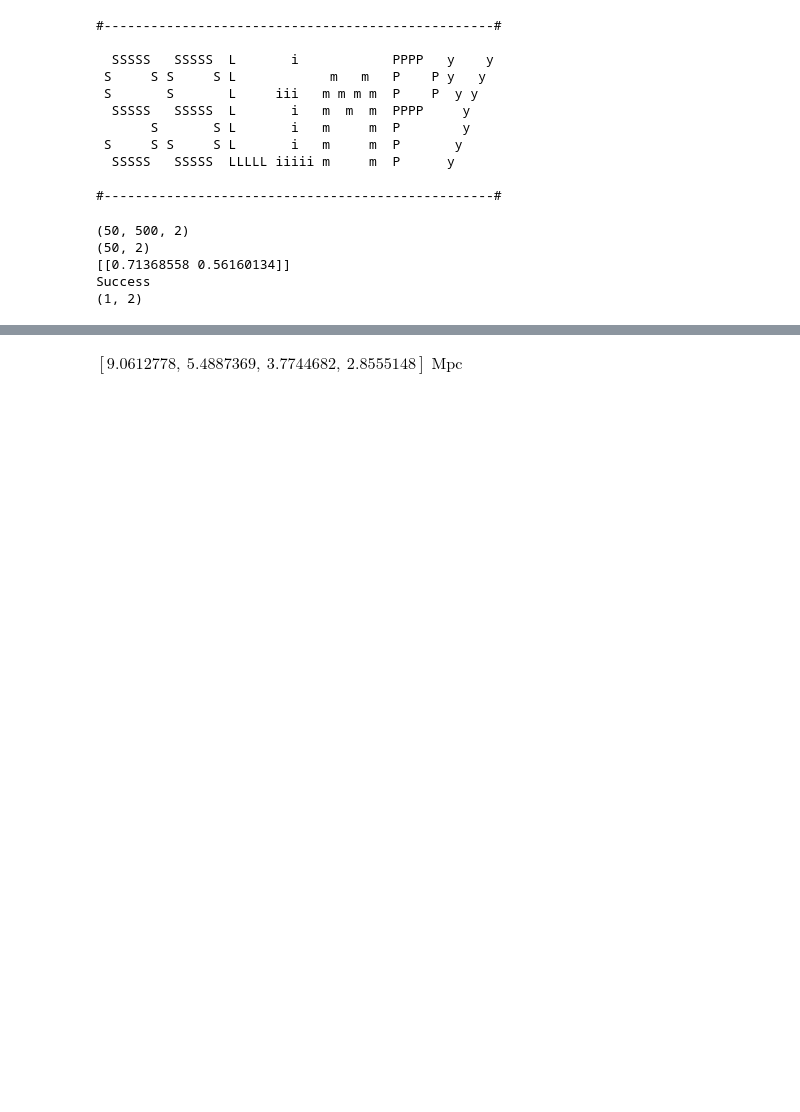
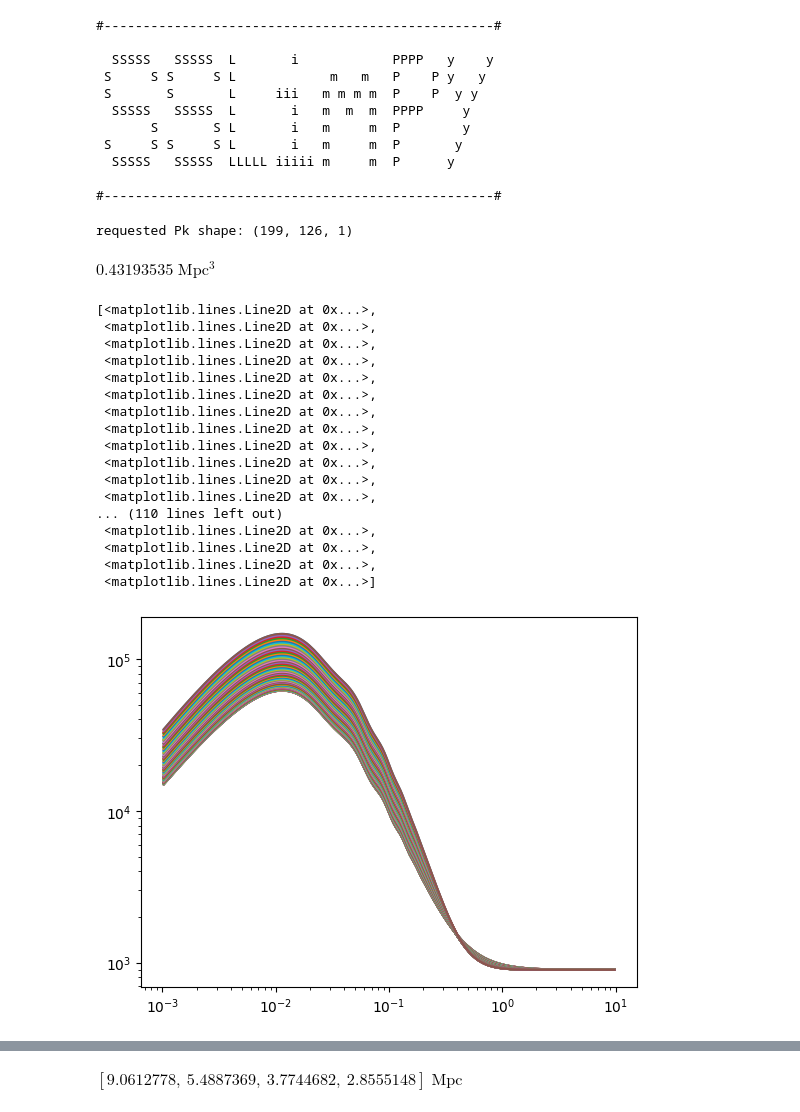
Before and after one commit to Sefa76/SSLimPy, a Jupyter notebook: SSLimPy.ipynb, the cells around one changed output, grey strips where cells are left out. Saved outputs shown, nothing was run; the diff lists cells and outputs as text; code cells hidden in the pictures; blank space fills up the shorter version.

Commit message:
safer interpolation, wavenumber-fix and shape management

```diff
--- a/SSLimPy.ipynb
+++ b/SSLimPy.ipynb
@@ -6,8 +6,13 @@ import SSLimPy.interface.sslimpy as sslimpy
 import astropy.units as u
 # %%
 cosmodict={"h":0.67,"Omegam":0.32,"Omegab":0.04,"As":2.1e-9, "mnu":0.06}
-settings = {"code":"class"}
-
+settings = {"code":"class",
+            "do_RSD" : True,
+            "nonlinearRSD" : True,
+            "FoG_damp" : "ISTF_like",
+            "do_onehalo" : True,
+            "halo_model_PS" : False,
+            }
 Asslimpy = sslimpy.sslimpy(settings_dict=settings,
                            cosmopars=cosmodict)
 # %% [output]
@@ -25,13 +30,30 @@ Asslimpy = sslimpy.sslimpy(settings_dict=settings,
 # %%
 from SSLimPy.LIMsurvey import PowerSpectra
 pobs = PowerSpectra.PowerSpectra(Asslimpy.fiducialcosmo,Asslimpy.fiducialastro)
+# %% [output]
+requested Pk shape: (199, 126, 1)
-# %%
-k = np.geomspace(1e-3,1)
-z = [1,2]
-pobs.RSD(k,[1],z)
-# %% [output]
-(50, 500, 2)
-(50, 2)
-[[0.71368558 0.56160134]]
-Success
-(1, 2)
+# %%
+min(pobs.Pk[-1,:,0])
+# %% [output]
+$0.43193535 \; \mathrm{Mpc^{3}}$
+# %%
+plt.loglog(pobs.k,np.squeeze(pobs.Pk_obs))
+# %% [output]
+[<matplotlib.lines.Line2D at 0x...>,
+ <matplotlib.lines.Line2D at 0x...>,
+ <matplotlib.lines.Line2D at 0x...>,
+ <matplotlib.lines.Line2D at 0x...>,
+ <matplotlib.lines.Line2D at 0x...>,
+ <matplotlib.lines.Line2D at 0x...>,
+ <matplotlib.lines.Line2D at 0x...>,
+ <matplotlib.lines.Line2D at 0x...>,
+ <matplotlib.lines.Line2D at 0x...>,
+ <matplotlib.lines.Line2D at 0x...>,
+ <matplotlib.lines.Line2D at 0x...>,
+ <matplotlib.lines.Line2D at 0x...>,
+... (110 lines left out)
+ <matplotlib.lines.Line2D at 0x...>,
+ <matplotlib.lines.Line2D at 0x...>,
+ <matplotlib.lines.Line2D at 0x...>,
+ <matplotlib.lines.Line2D at 0x...>]
+[figure, added]
```
Also changed, not shown: parts of 8 cells of this notebook, 2 other files.
